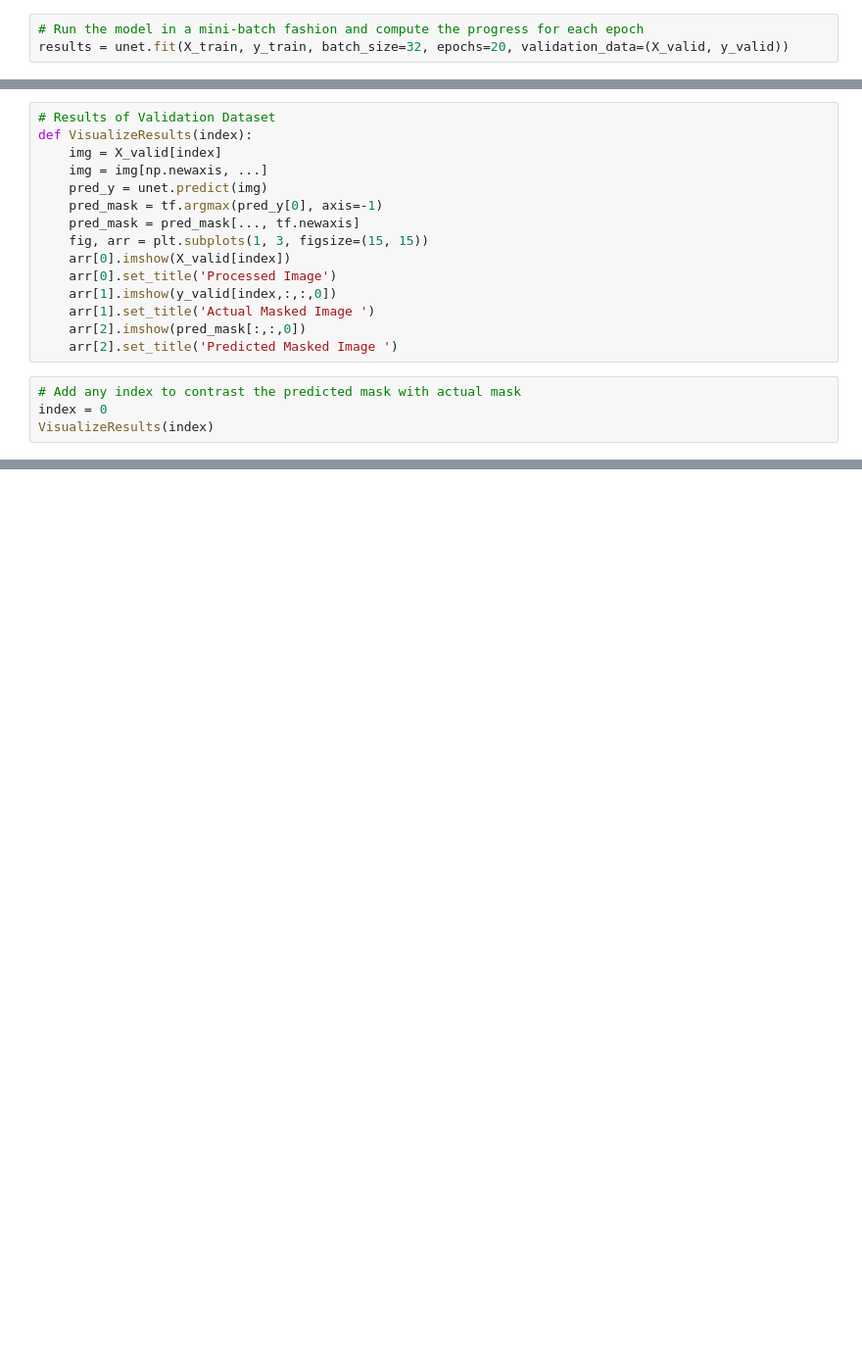
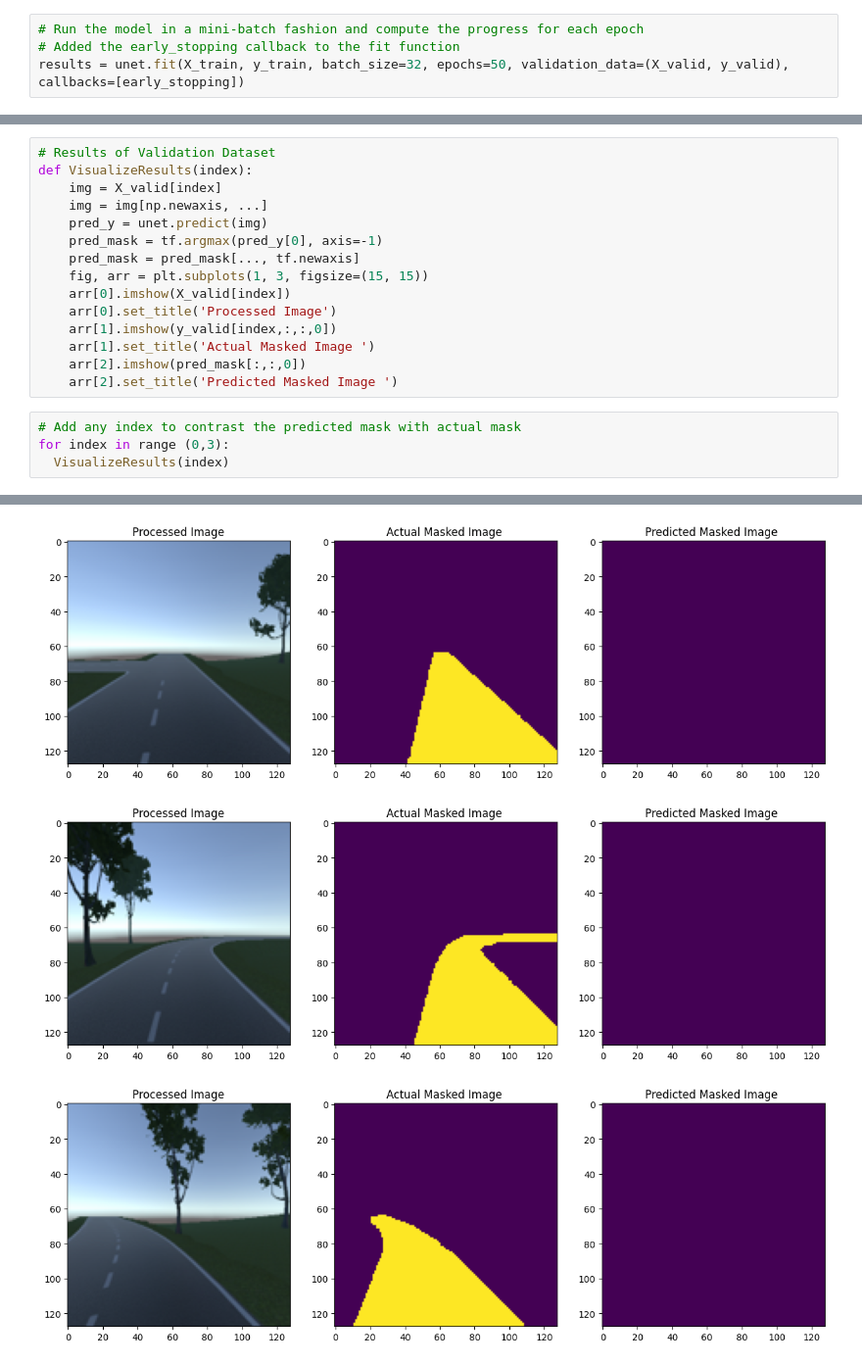
Before and after one commit to Coder0469/UIT_CAR_RACING_H3K, a Jupyter notebook: U_Net_for_Image_Segmentation_From_Scratch_Using_TensorFlow_v4.ipynb, the cells around one changed output, grey strips where cells are left out. Shown at 98% size. Drawn from its saved outputs; the diff is of its cells as text; blank space fills up the shorter version.

```diff
--- a/U_Net_for_Image_Segmentation_From_Scratch_Using_TensorFlow_v4.ipynb
+++ b/U_Net_for_Image_Segmentation_From_Scratch_Using_TensorFlow_v4.ipynb
@@ -367,5 +373,6 @@ unet.compile(optimizer=tf.keras.optimizers.Adam(),
               metrics=['accuracy'])
 # %%
 # Run the model in a mini-batch fashion and compute the progress for each epoch
-results = unet.fit(X_train, y_train, batch_size=32, epochs=20, validation_data=(X_valid, y_valid))
+# Added the early_stopping callback to the fit function
+results = unet.fit(X_train, y_train, batch_size=32, epochs=50, validation_data=(X_valid, y_valid), callbacks=[early_stopping])
 # %% [output]
@@ -421,5 +446,6 @@ def VisualizeResults(index):
     arr[2].set_title('Predicted Masked Image ')
 # %%
 # Add any index to contrast the predicted mask with actual mask
-index = 0
-VisualizeResults(index)
+for index in range (0,3):
+  VisualizeResults(index)
+# %% [output]
@@ -425,0 +455,3 @@ VisualizeResults(index)
+[figure, added]
+[figure, added]
+[figure, added]
```
Also changed, not shown: parts of 8 cells of this notebook.
